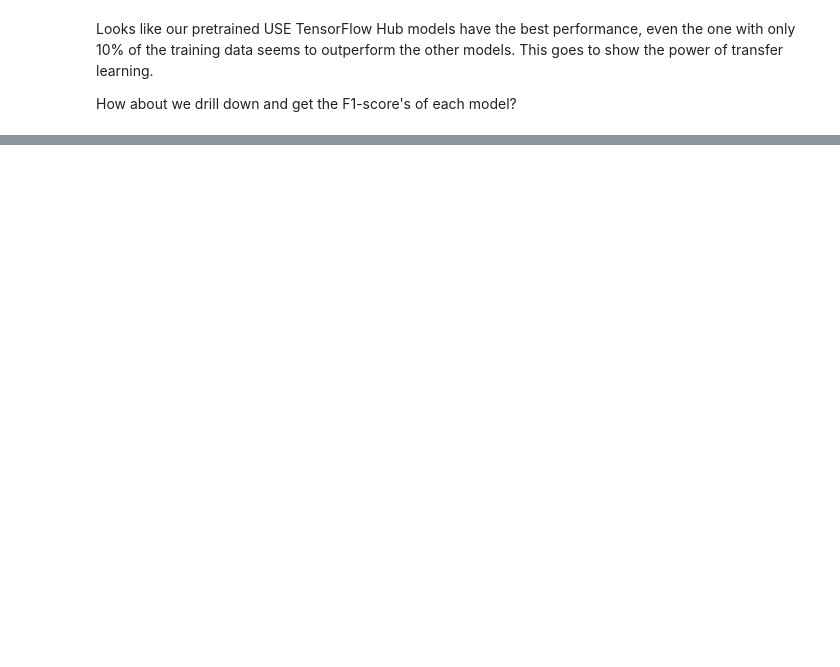
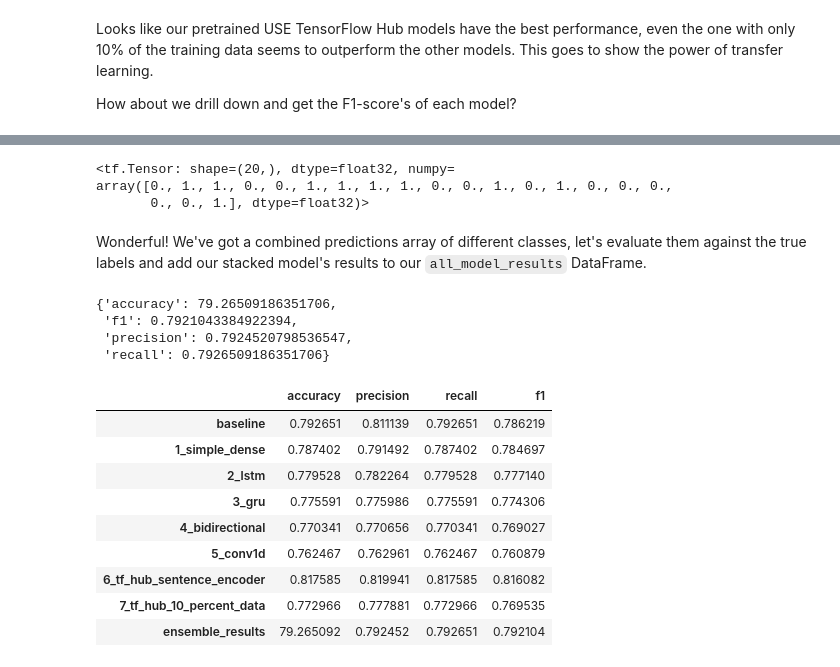
Before and after one commit to Nikitaion/TensorFlowLearning, a Jupyter notebook: 08_introduction_to_nlp_in_tensorflow.ipynb, the cells around one changed output, grey strips where cells are left out. Cells and saved outputs as stored; diff of their text form; code cells hidden in the pictures; blank space fills up the shorter version.

```diff
--- a/08_introduction_to_nlp_in_tensorflow.ipynb
+++ b/08_introduction_to_nlp_in_tensorflow.ipynb
@@ -1883,0 +1927,39 @@ all_model_results.sort_values("f1", ascending=False)["f1"].plot(kind="bar", figs
+# %%
+# Get mean pred probs for 3 models
+baseline_pred_probs = np.max(model_0.predict_proba(val_sentences), axis=1) # get the prediction probabilities from baseline model
+combined_pred_probs = baseline_pred_probs + tf.squeeze(model_2_pred_probs, axis=1) + tf.squeeze(model_6_pred_probs) # sum prediction probabilities from baseline/model_2/model_6 models
+combined_preds = tf.round(combined_pred_probs/3) # average and round the prediction probabilities to get prediction classes
+combined_preds[:20]
+
+# Predict() will give either 0 or 1 as output
+# Predict_proba() will give the probability in percent for each variant of result.
+# %% [output]
+<tf.Tensor: shape=(20,), dtype=float32, numpy=
+array([0., 1., 1., 0., 0., 1., 1., 1., 1., 0., 0., 1., 0., 1., 0., 0., 0.,
+       0., 0., 1.], dtype=float32)>
+# %% [markdown]
+Wonderful! We've got a combined predictions array of different classes, let's evaluate them against the true labels and add our stacked model's results to our `all_model_results` DataFrame.
+# %%
+# Calculate results from averaging the prediction probabilities
+ensemble_results = calculate_results(val_labels, combined_preds)
+ensemble_results
+# %% [output]
+{'accuracy': 79.26509186351706,
+ 'f1': 0.7921043384922394,
+ 'precision': 0.7924520798536547,
+ 'recall': 0.7926509186351706}
+# %%
+# Add our combined model's results to the results DataFrame
+all_model_results.loc["ensemble_results"] = ensemble_results
+all_model_results
+# %% [output]
+|  | accuracy | precision | recall | f1 |
+| baseline | 0.792651 | 0.811139 | 0.792651 | 0.786219 |
+| 1_simple_dense | 0.787402 | 0.791492 | 0.787402 | 0.784697 |
+| 2_lstm | 0.779528 | 0.782264 | 0.779528 | 0.777140 |
+| 3_gru | 0.775591 | 0.775986 | 0.775591 | 0.774306 |
+| 4_bidirectional | 0.770341 | 0.770656 | 0.770341 | 0.769027 |
+| 5_conv1d | 0.762467 | 0.762961 | 0.762467 | 0.760879 |
+| 6_tf_hub_sentence_encoder | 0.817585 | 0.819941 | 0.817585 | 0.816082 |
+| 7_tf_hub_10_percent_data | 0.772966 | 0.777881 | 0.772966 | 0.769535 |
+| ensemble_results | 79.265092 | 0.792452 | 0.792651 | 0.792104 |
```
Also changed, not shown: parts of 55 cells of this notebook.
